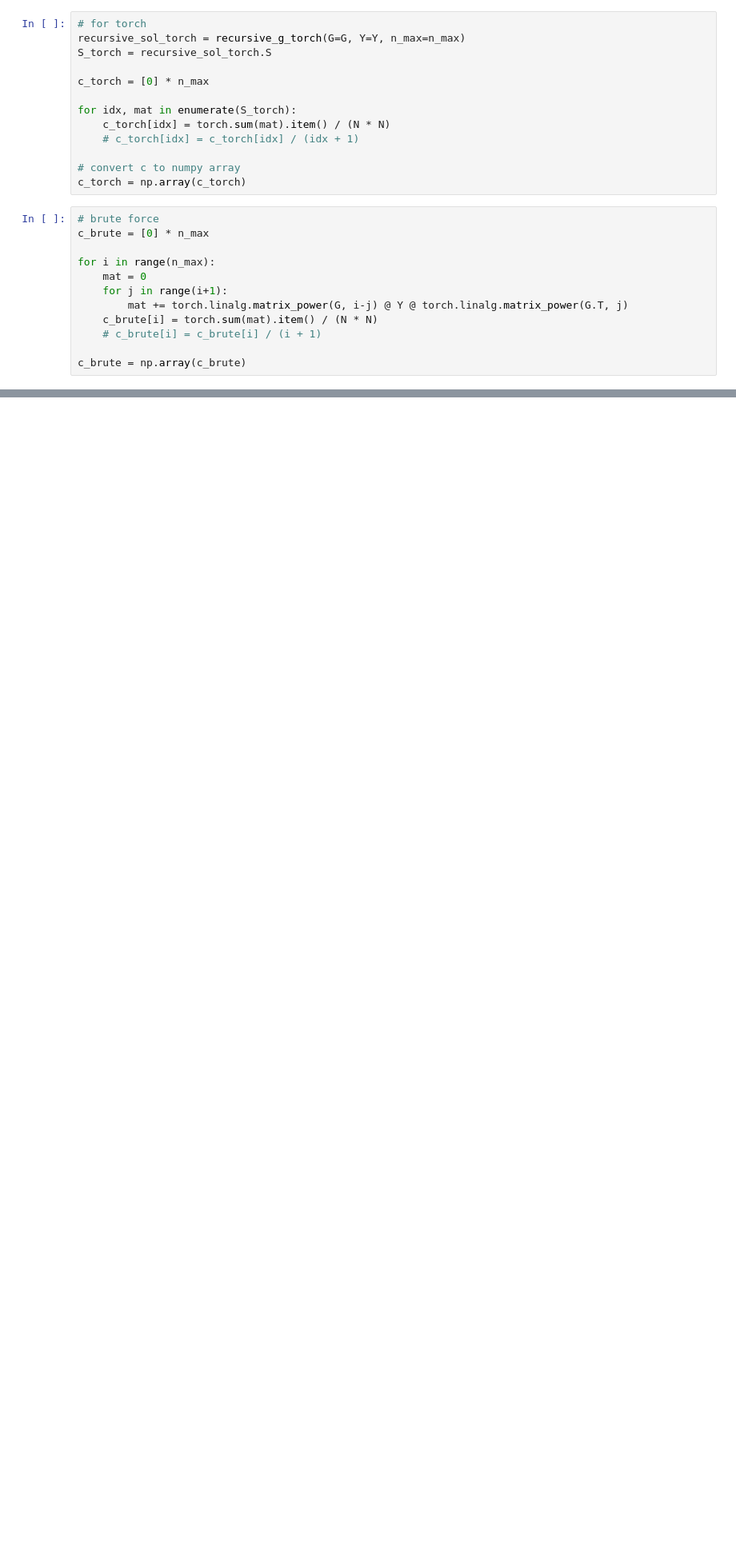
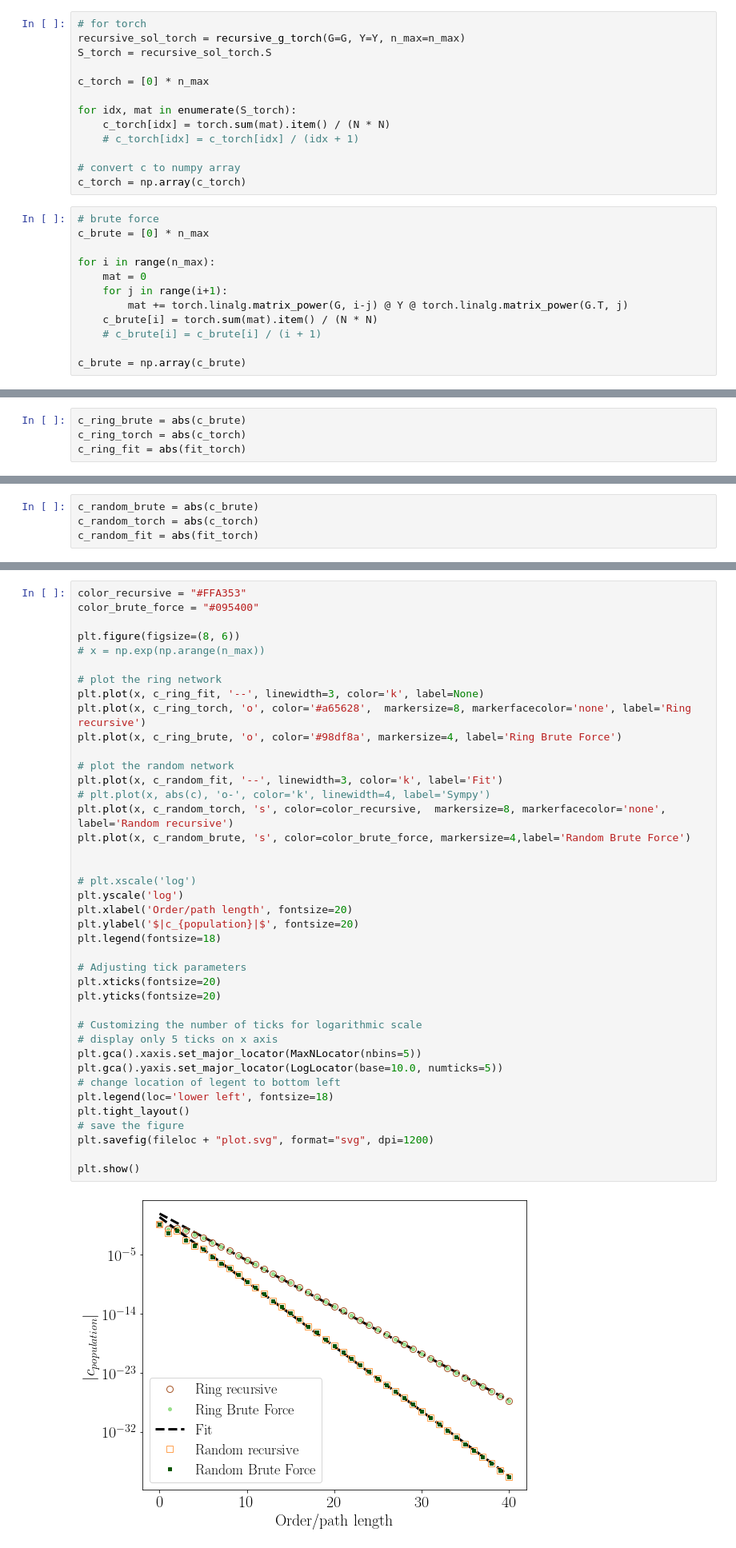
Before and after one commit to martiniani-lab/spectre, a Jupyter notebook: examples/recursive_g.ipynb, the cells around one changed output, grey strips where cells are left out. Shown at 80% size. Cells and saved outputs as stored; diff of their text form; blank space fills up the shorter version.

```diff
--- a/examples/recursive_g.ipynb
+++ b/examples/recursive_g.ipynb
@@ -175,0 +226,4 @@ plt.show()
+# %%
+c_ring_brute = abs(c_brute)
+c_ring_torch = abs(c_torch)
+c_ring_fit = abs(fit_torch)
@@ -269,0 +367,4 @@ plt.show()
+# %%
+c_random_brute = abs(c_brute)
+c_random_torch = abs(c_torch)
+c_random_fit = abs(fit_torch)
@@ -269,0 +373,42 @@ plt.show()
+# %%
+color_recursive = "#FFA353"
+color_brute_force = "#095400"
+
+plt.figure(figsize=(8, 6))
+# x = np.exp(np.arange(n_max))
+
+# plot the ring network
+plt.plot(x, c_ring_fit, '--', linewidth=3, color='k', label=None)
+plt.plot(x, c_ring_torch, 'o', color='#a65628',  markersize=8, markerfacecolor='none', label='Ring recursive')
+plt.plot(x, c_ring_brute, 'o', color='#98df8a', markersize=4, label='Ring Brute Force')
+
+# plot the random network
+plt.plot(x, c_random_fit, '--', linewidth=3, color='k', label='Fit')
+# plt.plot(x, abs(c), 'o-', color='k', linewidth=4, label='Sympy')
+plt.plot(x, c_random_torch, 's', color=color_recursive,  markersize=8, markerfacecolor='none', label='Random recursive')
+plt.plot(x, c_random_brute, 's', color=color_brute_force, markersize=4,label='Random Brute Force')
+
+
+# plt.xscale('log')
+plt.yscale('log')
+plt.xlabel('Order/path length', fontsize=20)
+plt.ylabel('$|c_{population}|$', fontsize=20)
+plt.legend(fontsize=18)
+
+# Adjusting tick parameters
+plt.xticks(fontsize=20)
+plt.yticks(fontsize=20)
+
+# Customizing the number of ticks for logarithmic scale
+# display only 5 ticks on x axis
+plt.gca().xaxis.set_major_locator(MaxNLocator(nbins=5))
+plt.gca().yaxis.set_major_locator(LogLocator(base=10.0, numticks=5))
+# change location of legent to bottom left
+plt.legend(loc='lower left', fontsize=18)
+plt.tight_layout()
+# save the figure
+plt.savefig(fileloc + "plot.svg", format="svg", dpi=1200)
+
+plt.show()
+# %% [output]
+[figure, added]
```
Also changed, not shown: parts of 23 cells of this notebook, 2 other files.
